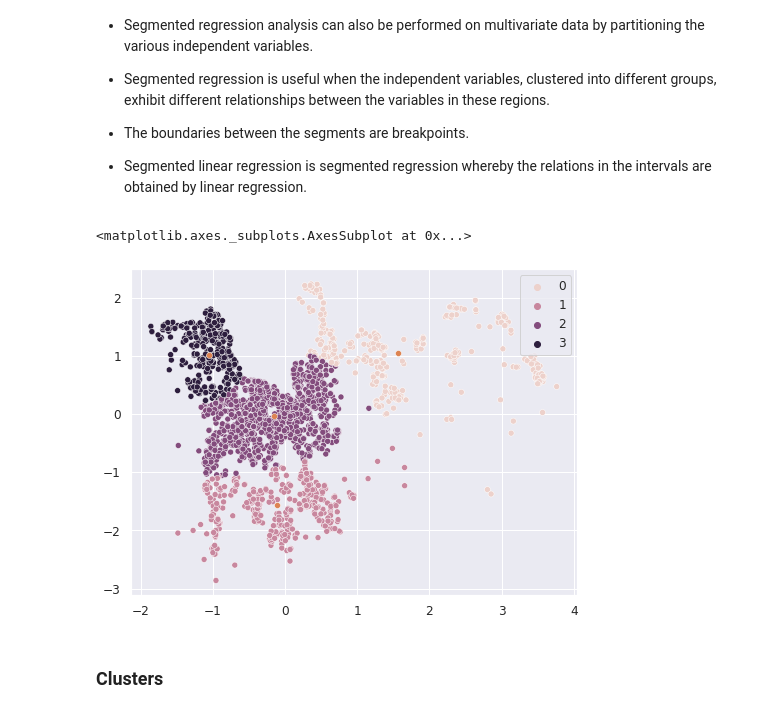
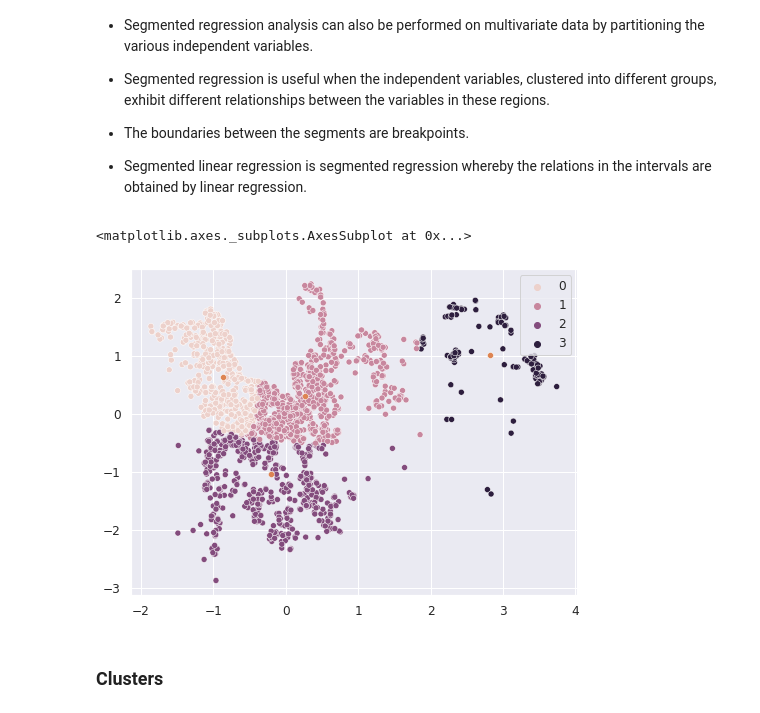
Before and after one commit to carlos20160984/ET5003_SEM1_2021-2, a Jupyter notebook: ET5003_KaggleCompetition_Carlos_Santiago.ipynb, the cells around one changed output. Drawn from its saved outputs; the diff is of its cells as text; code cells hidden in the pictures.

```diff
--- a/ET5003_KaggleCompetition_Carlos_Santiago.ipynb
+++ b/ET5003_KaggleCompetition_Carlos_Santiago.ipynb
@@ -814,0 +796,16 @@ df_subset_test = test[featest]
+# %%
+# Specify the features we will use to train the model
+
+featrain = ['Num_Beds','Num_Bathrooms','Latitude', 'Longitude', 'Surface', 'Price']
+# dropna: remove missing values
+df_subset_train = df_train[featrain].dropna(axis=0)
+
+featest = ['Num_Beds','Num_Bathrooms','Latitude', 'Longitude', 'Surface']
+df_subset_test  =  df_test[featest].dropna(axis=0)
+
+# cost
+#df_subset_cost = dfcost[dfcost.index.isin(df_subset_test.index)]
+
+print(df_subset_train.shape)
+print(df_subset_test.shape)
+#print(df_subset_cost.shape)
@@ -814,0 +815,14 @@ df_subset_test = test[featest]
+# %%
+# train set, input columns
+Xs_full_train = df_subset_train.iloc[:,0:-1].values
+# train set, output column, cost
+ys_full_train = df_subset_train.iloc[:,-1].values
+
+# test set, input columns
+Xs_test = df_subset_test.iloc[:,0:].values
+
+print("Xs_train shape:", Xs_full_train.shape)
+print("ys_train shape:", ys_full_train.shape)
+
+print("Xs_test shape:", Xs_test.shape)
+#print("y_test shape:", y_test.shape)
@@ -838,0 +843,11 @@ y_test = dfcost
+# %%
+#Split the training dataset into training and validation
+Xs_train,Xs_val,ys_train,ys_val = train_test_split(Xs_full_train, ys_full_train, test_size=0.2)
+ys_train = ys_train.reshape(-1,1)
+
+print("X train shape:", Xs_train.shape)
+print("y train shape:", ys_train.shape)
+print("X validation shape:", Xs_val.shape)
+print("y validation shape:", ys_val.shape)
+
+print("X test shape:", Xs_test.shape)
@@ -929,22 +956,22 @@ multivariate data by partitioning the various independent variables.
 # %%
 # training gaussian mixture model
 from sklearn.mixture import GaussianMixture
 
 gmm = GaussianMixture(n_components=4)
 
 # clustering by features latitude and longitude
-ind=[3,4]
+ind=[2,3]
 X_ind = np.vstack([Xn_train[:,ind],Xn_test[:,ind]])
 # Gaussian Mixture
 gmm.fit(X_ind)
 
 plt.figure(figsize=(8,6))
 labels = gmm.fit_predict(X_ind)
 sns.scatterplot(x=X_ind[:,0], y=X_ind[:,1], hue=gmm.fit_predict(X_ind))
 sns.scatterplot(x=gmm.means_[:,0],y=gmm.means_[:,1])
 # %% [output]
 <matplotlib.axes._subplots.AxesSubplot at 0x...>
-[figure, old version]
+[figure, new version]
 # %% [markdown]
 ### Clusters
 # %%
```
Also changed, not shown: parts of 58 cells of this notebook.
